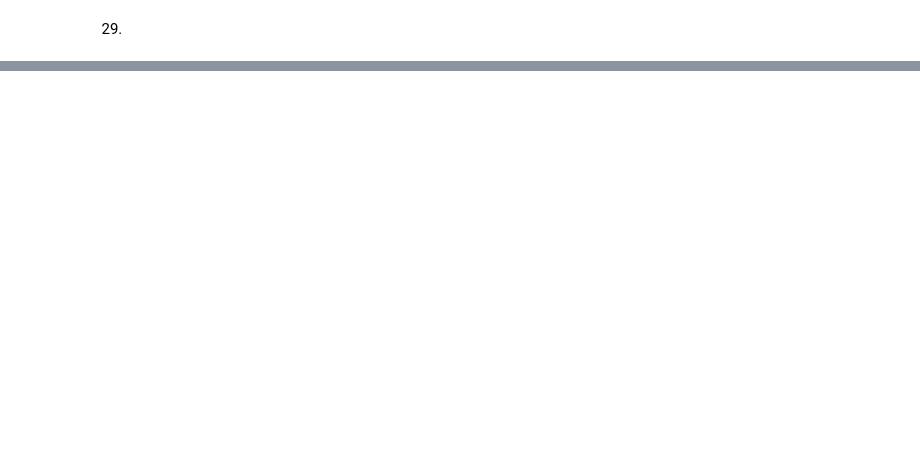
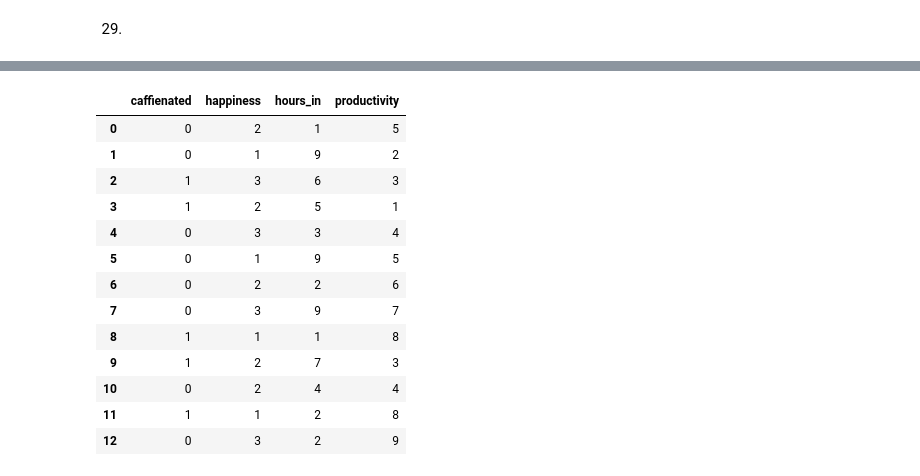
Before and after one commit to KateOberemok/numpy, a Jupyter notebook: pandas.ipynb, the cells around one changed output, grey strips where cells are left out. Drawn from its saved outputs; the diff is of its cells as text; code cells hidden in the pictures; blank space fills up the shorter version.

```diff
--- a/pandas.ipynb
+++ b/pandas.ipynb
@@ -382,0 +928,22 @@ len(df.drop_duplicates(keep=False))
+# %%
+df8 = pd.DataFrame({"productivity":[5,2,3,1,4,5,6,7,8,3,4,8,9],
+                   "hours_in"    :[1,9,6,5,3,9,2,9,1,7,4,2,2],
+                   "happiness"   :[2,1,3,2,3,1,2,3,1,2,2,1,3],
+                   "caffienated" :[0,0,1,1,0,0,0,0,1,1,0,1,0]})
+
+df8
+# %% [output]
+|  | caffienated | happiness | hours_in | productivity |
+| 0 | 0 | 2 | 1 | 5 |
+| 1 | 0 | 1 | 9 | 2 |
+| 2 | 1 | 3 | 6 | 3 |
+| 3 | 1 | 2 | 5 | 1 |
+| 4 | 0 | 3 | 3 | 4 |
+| 5 | 0 | 1 | 9 | 5 |
+| 6 | 0 | 2 | 2 | 6 |
+| 7 | 0 | 3 | 9 | 7 |
+| 8 | 1 | 1 | 1 | 8 |
+| 9 | 1 | 2 | 7 | 3 |
+| 10 | 0 | 2 | 4 | 4 |
+| 11 | 1 | 1 | 2 | 8 |
+| 12 | 0 | 3 | 2 | 9 |
```
Also changed, not shown: parts of 81 cells of this notebook, 1 other file.
